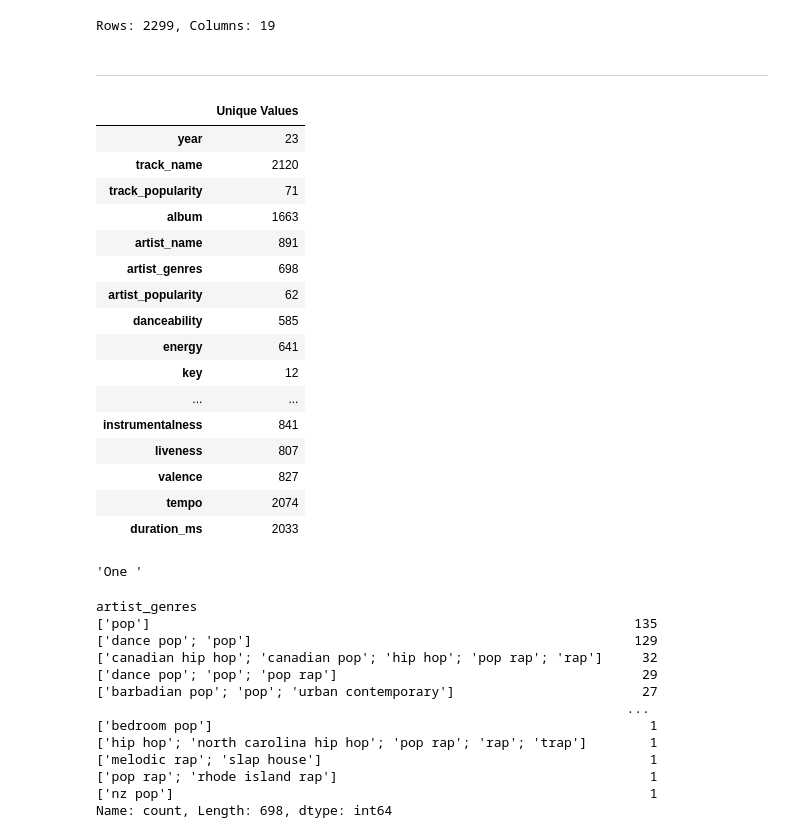
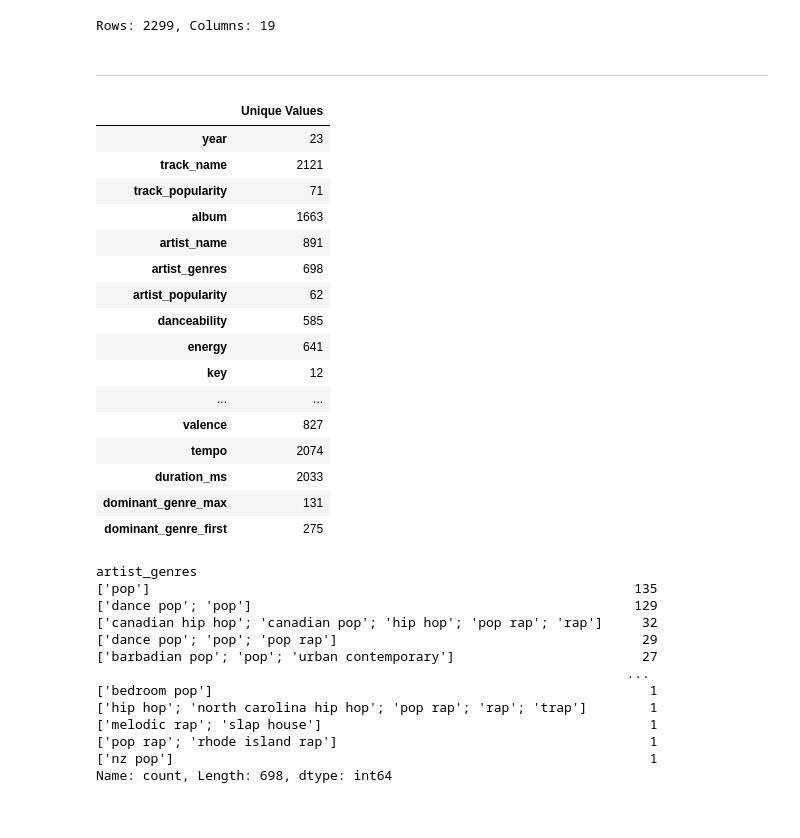
Before and after one commit to BOYSABIO/IE-University, a Jupyter notebook: IE_MASTERS/9_MACHINE_LEARNING/GROUP_PROJECTS/01_Supervised.ipynb, the cells around one changed output. Saved outputs shown, nothing was run; the diff lists cells and outputs as text; code cells hidden in the pictures.

Commit message:
Updates to ML group project. Artist genres handled

```diff
--- a/IE_MASTERS/9_MACHINE_LEARNING/GROUP_PROJECTS/01_Supervised.ipynb
+++ b/IE_MASTERS/9_MACHINE_LEARNING/GROUP_PROJECTS/01_Supervised.ipynb
@@ -103,14 +191,13 @@ Rows: 2299, Columns: 19
 # %%
 unique_values = pd.DataFrame(df.nunique())
 unique_values = unique_values.rename(columns = {0: 'Unique Values'})
 display(Markdown('---'))
 display(unique_values)
-display('One ')
 # %% [output]
 ---
 |  | Unique Values |
 | year | 23 |
-| track_name | 2120 |
+| track_name | 2121 |
 | track_popularity | 71 |
 | album | 1663 |
 | artist_name | 891 |
@@ -120,12 +207,11 @@ display('One ')
 | energy | 641 |
 | key | 12 |
 | ... | ... |
-| instrumentalness | 841 |
-| liveness | 807 |
 | valence | 827 |
 | tempo | 2074 |
 | duration_ms | 2033 |
+| dominant_genre_max | 131 |
+| dominant_genre_first | 275 |
-'One '
 # %%
 df['artist_genres'].value_counts()
 # %% [output]
```
Also changed, not shown: parts of 8 cells of this notebook.
